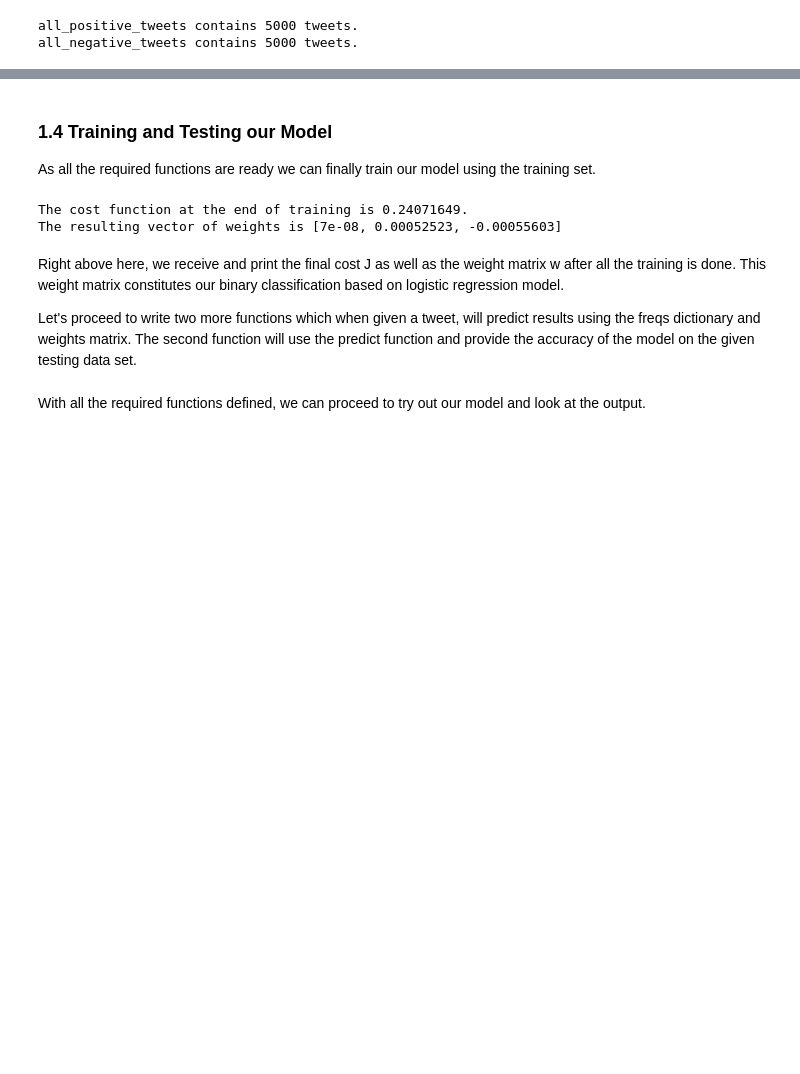
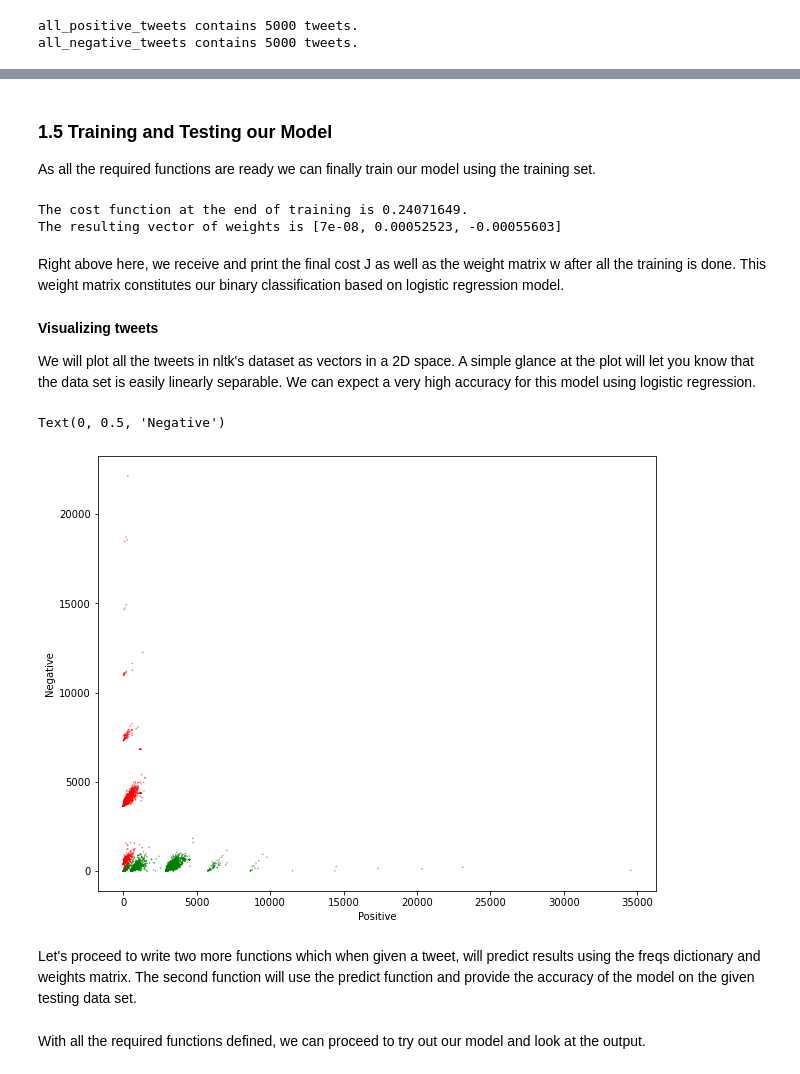
Before and after one commit to lamricky98/comp-432-project, a Jupyter notebook: logistic_regression.ipynb, the cells around one changed output, grey strips where cells are left out. Drawn from its saved outputs; the diff is of its cells as text; code cells hidden in the pictures; blank space fills up the shorter version.

Commit message:
Part 1 is done! Added visualization of the vectorized tweets

```diff
--- a/logistic_regression.ipynb
+++ b/logistic_regression.ipynb
@@ -282,7 +284,7 @@ def gradient_descent(x, y, w, lr, num_iters):
     J = float(J)
     return J, w
 # %% [markdown]
-### 1.4 Training and Testing our Model
+### 1.5 Training and Testing our Model
 
 As all the required functions are ready we can finally train our model
 using the training set.
@@ -306,11 +308,32 @@ print(f"The resulting vector of weights is {[round(t, 8) for t in np.squeeze(nlt
 # %% [output]
 The cost function at the end of training is 0.24071649.
 The resulting vector of weights is [7e-08, 0.00052523, -0.00055603]
+# %% [markdown]
+Right above here, we receive and print the final cost J as well as the
+weight matrix w after all the training is done. This weight matrix
+constitutes our binary classification based on logistic regression model.
+# %% [markdown]
+**Visualizing tweets**
+
+We will plot all the tweets in nltk's dataset as vectors in a 2D space.
+A simple glance at the plot will let you know that the data set is easily
+linearly separable. We can expect a very high accuracy for this model
+using logistic regression.
+# %%
+#Code taken from PIYUSH AGNIHOTRI at Kaggle
+# Plot the samples using columns 1 and 2 of the matrix
+fig, ax = plt.subplots(figsize = (10, 8))
+
+colors = ['red', 'green']
+
+# Color based on the sentiment Y
+ax.scatter(nltk_X_gd[:,1], nltk_X_gd[:,2], c=[colors[int(k)] for k in nltk_Y_gd], s = 0.1)  # Plot a dot for each pair of words
+plt.xlabel("Positive")
+plt.ylabel("Negative")
+# %% [output]
+Text(0, 0.5, 'Negative')
+[figure, added]
 # %% [markdown]
-Right above here, we receive and print the final cost J as well as the
-weight matrix w after all the training is done. This weight matrix
-constitutes our binary classification based on logistic regression model.
-
 Let's proceed to write two more functions which when given a tweet, will
 predict results using the freqs dictionary and weights matrix. The second
 function will use the predict function and provide the accuracy of
```
Also changed, not shown: parts of 8 cells of this notebook.
